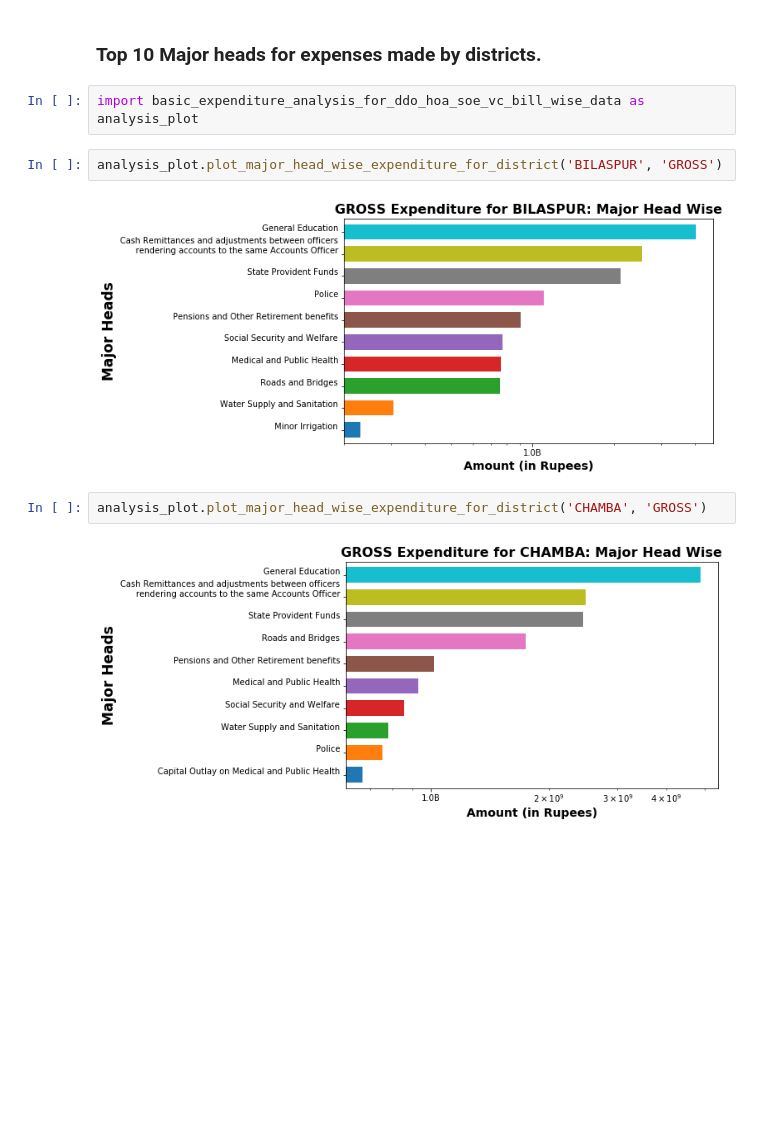
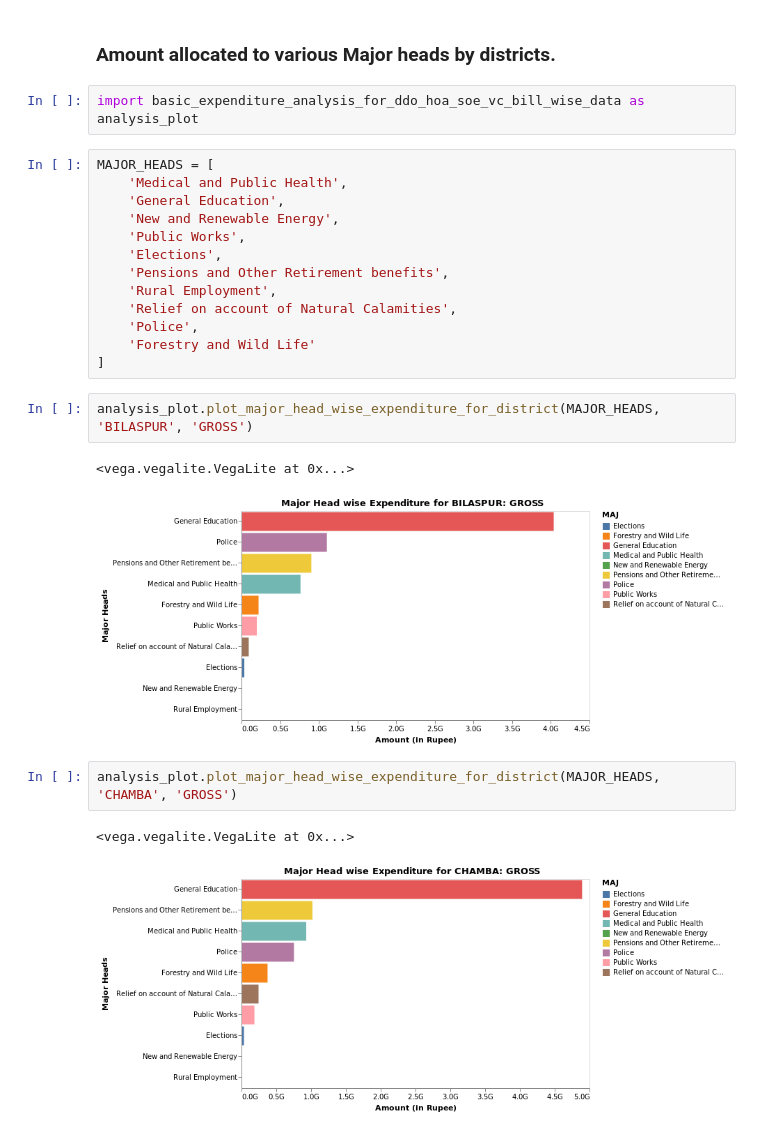
Before and after one commit to curioswati/hp-treasury-eda, a Jupyter notebook: reports/Expenditure by districts - Major Head wise.ipynb, the cells around one changed output. Drawn from its saved outputs; the diff is of its cells as text; blank space fills up the shorter version.

Commit message:
updates expenditure analysis reports
* use altair for plotting
* create plot for selected major head wise distribution
* minor updates

```diff
--- a/reports/Expenditure by districts - Major Head wise.ipynb
+++ b/reports/Expenditure by districts - Major Head wise.ipynb
@@ -1,13 +1,28 @@
 # %% [markdown]
-### Top 10 Major heads for expenses made by districts.
+### Amount allocated to various Major heads by districts.
 # %%
 import basic_expenditure_analysis_for_ddo_hoa_soe_vc_bill_wise_data as analysis_plot
+# %%
+MAJOR_HEADS = [
+    'Medical and Public Health',
+    'General Education',
+    'New and Renewable Energy',
+    'Public Works',
+    'Elections',
+    'Pensions and Other Retirement benefits',
+    'Rural Employment',
+    'Relief on account of Natural Calamities',
+    'Police',
+    'Forestry and Wild Life'
+]
 # %%
-analysis_plot.plot_major_head_wise_expenditure_for_district('BILASPUR', 'GROSS')
+analysis_plot.plot_major_head_wise_expenditure_for_district(MAJOR_HEADS, 'BILASPUR', 'GROSS')
 # %% [output]
+<vega.vegalite.VegaLite at 0x...>
-[figure, old version]
+[figure, new version]
 # %%
-analysis_plot.plot_major_head_wise_expenditure_for_district('CHAMBA', 'GROSS')
+analysis_plot.plot_major_head_wise_expenditure_for_district(MAJOR_HEADS, 'CHAMBA', 'GROSS')
 # %% [output]
+<vega.vegalite.VegaLite at 0x...>
-[figure, old version]
+[figure, new version]
 # %%
```
Also changed, not shown: parts of 11 cells of this notebook, 4 other files.
